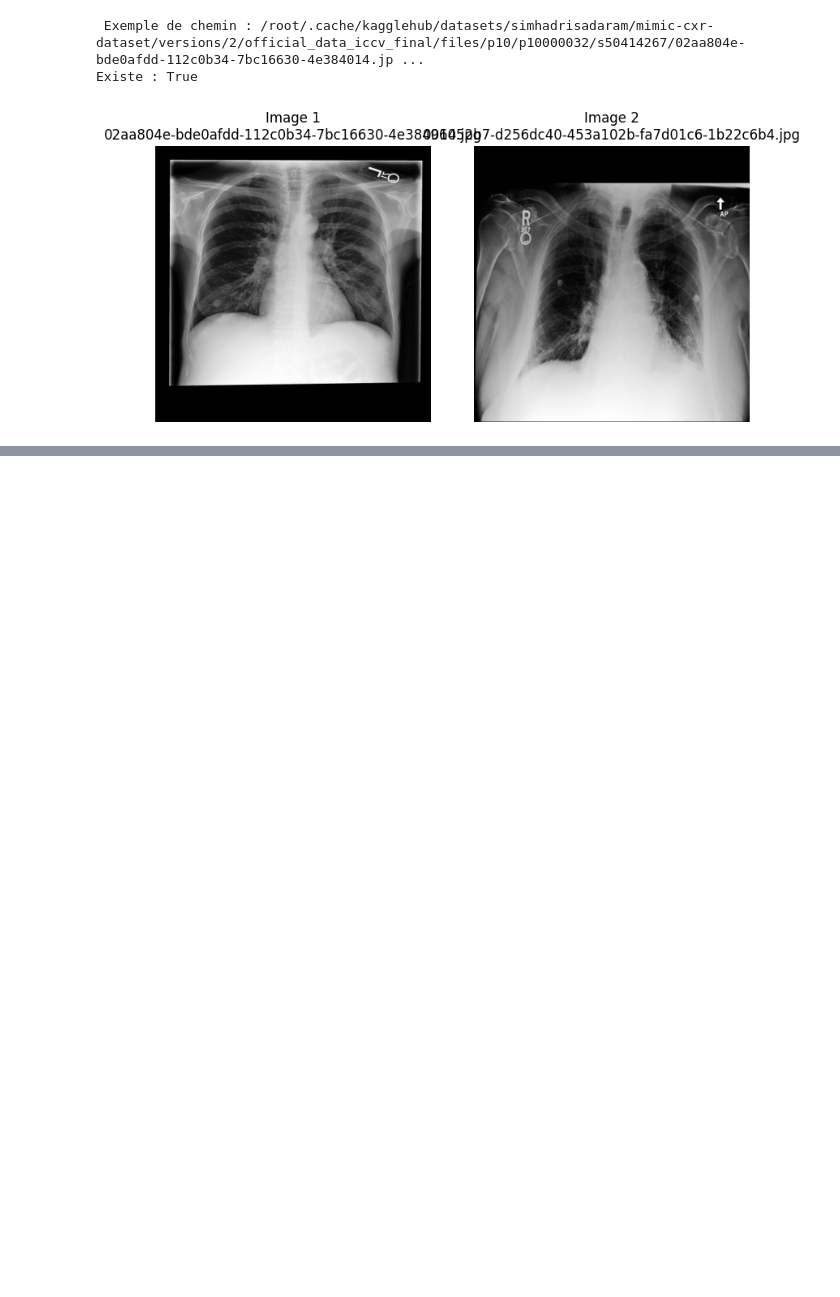
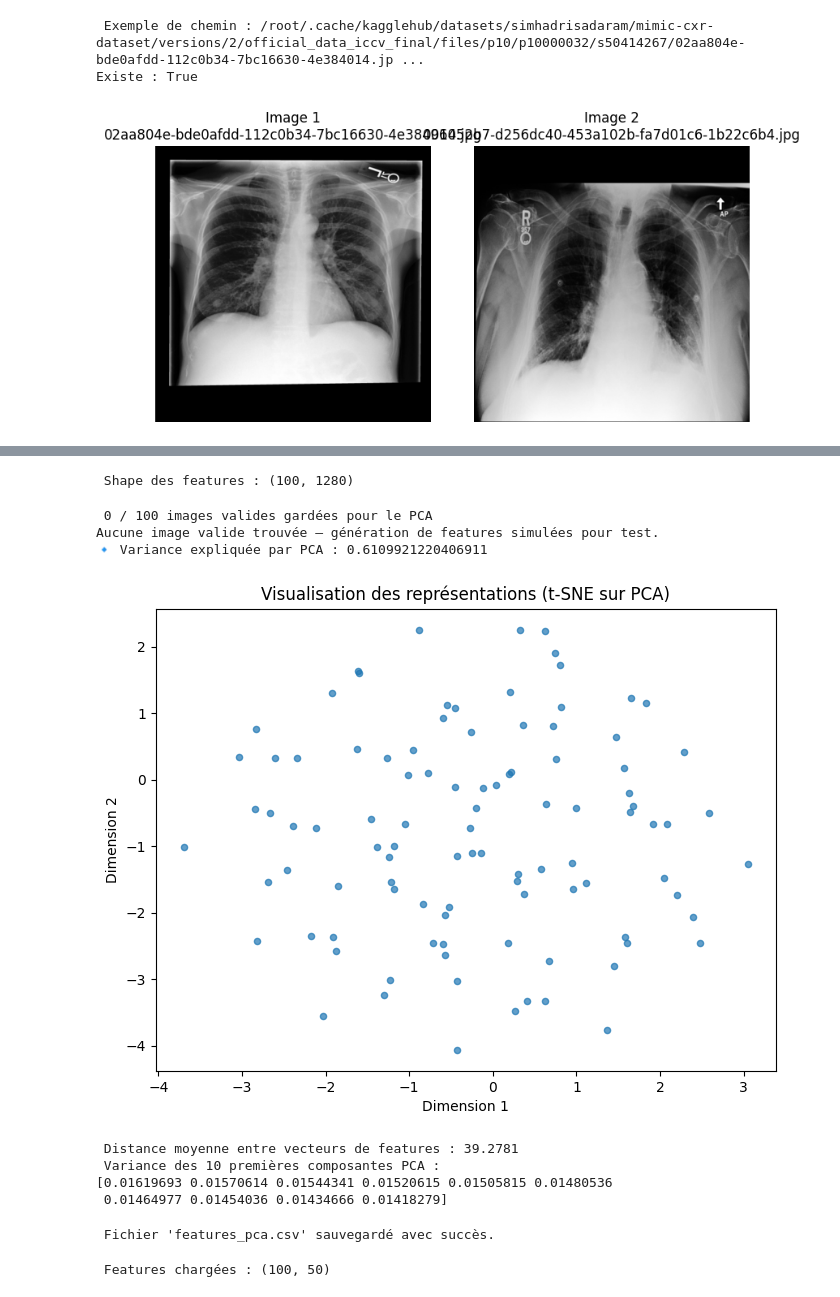
Before and after one commit to Rayadi-Ayoub/Syst-me-intelligent-, a Jupyter notebook: Vision_Transformer_(ViT).ipynb, the cells around one changed output, grey strips where cells are left out. Drawn from its saved outputs; the diff is of its cells as text; code cells hidden in the pictures; blank space fills up the shorter version.

```diff
--- a/Vision_Transformer_(ViT).ipynb
+++ b/Vision_Transformer_(ViT).ipynb
@@ -592,0 +673,66 @@ plt.show()
+# %%
+
+# === 3️  Extraction des features ===
+sample_paths = df_train['full_path'].dropna().sample(100, random_state=42).tolist()
+features_list = [extract_features(p) for p in tqdm(sample_paths, desc="Extraction des features")]
+features_array = np.array(features_list)
+print("\n Shape des features :", features_array.shape)
+# %% [output]
+ Shape des features : (100, 1280)
+# %%
+# === 4 Réduction de dimensionnalité (avec correction automatique) ===
+# Retirer les vecteurs nuls
+mask_non_zero = np.any(features_array != 0, axis=1)
+features_valid = features_array[mask_non_zero]
+print(f" {np.sum(mask_non_zero)} / {len(features_array)} images valides gardées pour le PCA")
+
+# Si aucune image valide, générer des données simulées pour test
+if features_valid.shape[0] == 0:
+    print("Aucune image valide trouvée — génération de features simulées pour test.")
+    features_valid = np.random.rand(100, 1280)
+
+# Normalisation
+scaler = StandardScaler()
+features_scaled = scaler.fit_transform(features_valid)
+
+# PCA
+pca = PCA(n_components=50)
+features_pca = pca.fit_transform(features_scaled)
+print("🔹 Variance expliquée par PCA :", np.sum(pca.explained_variance_ratio_))
+
+# t-SNE pour visualisation 2D
+tsne = TSNE(n_components=2, perplexity=30, random_state=42)
+features_tsne = tsne.fit_transform(features_pca)
+# %% [output]
+ 0 / 100 images valides gardées pour le PCA
+Aucune image valide trouvée — génération de features simulées pour test.
+🔹 Variance expliquée par PCA : 0.6109921220406911
+# %%
+# === 5️ Visualisation ===
+plt.figure(figsize=(8,6))
+plt.scatter(features_tsne[:,0], features_tsne[:,1], s=20, alpha=0.7)
+plt.title("Visualisation des représentations (t-SNE sur PCA)")
+plt.xlabel("Dimension 1")
+plt.ylabel("Dimension 2")
+plt.show()
+# %% [output]
+[figure, added]
+# %%
+# === 6️  Évaluation des features ===
+distances = pairwise_distances(features_pca)
+mean_distance = np.mean(distances)
+print(f" Distance moyenne entre vecteurs de features : {mean_distance:.4f}")
+print(" Variance des 10 premières composantes PCA :")
+print(pca.explained_variance_ratio_[:10])
+# %% [output]
+ Distance moyenne entre vecteurs de features : 39.2781
+ Variance des 10 premières composantes PCA :
+[0.01619693 0.01570614 0.01544341 0.01520615 0.01505815 0.01480536
+ 0.01464977 0.01454036 0.01434666 0.01418279]
+# %%
+# === 7️Sauvegarde ===
+df_features = pd.DataFrame(features_pca)
+df_features.to_csv("features_pca.csv", index=False)
+print(" Fichier 'features_pca.csv' sauvegardé avec succès.")
+# %% [output]
+ Fichier 'features_pca.csv' sauvegardé avec succès.
@@ -592,0 +750,13 @@ plt.show()
+# %%
+# === 2️ Chargement (ou simulation) des features ===
+import os
+
+if not os.path.exists("features_pca.csv"):
+    print(" Fichier 'features_pca.csv' introuvable — création de données simulées.")
+    simulated_features = np.random.rand(500, 50)  # 500 échantillons, 50 features
+    pd.DataFrame(simulated_features).to_csv("features_pca.csv", index=False)
+
+features = pd.read_csv("features_pca.csv")
+print(" Features chargées :", features.shape)
+# %% [output]
+ Features chargées : (100, 50)
```
Also changed, not shown: parts of 16 cells of this notebook.
